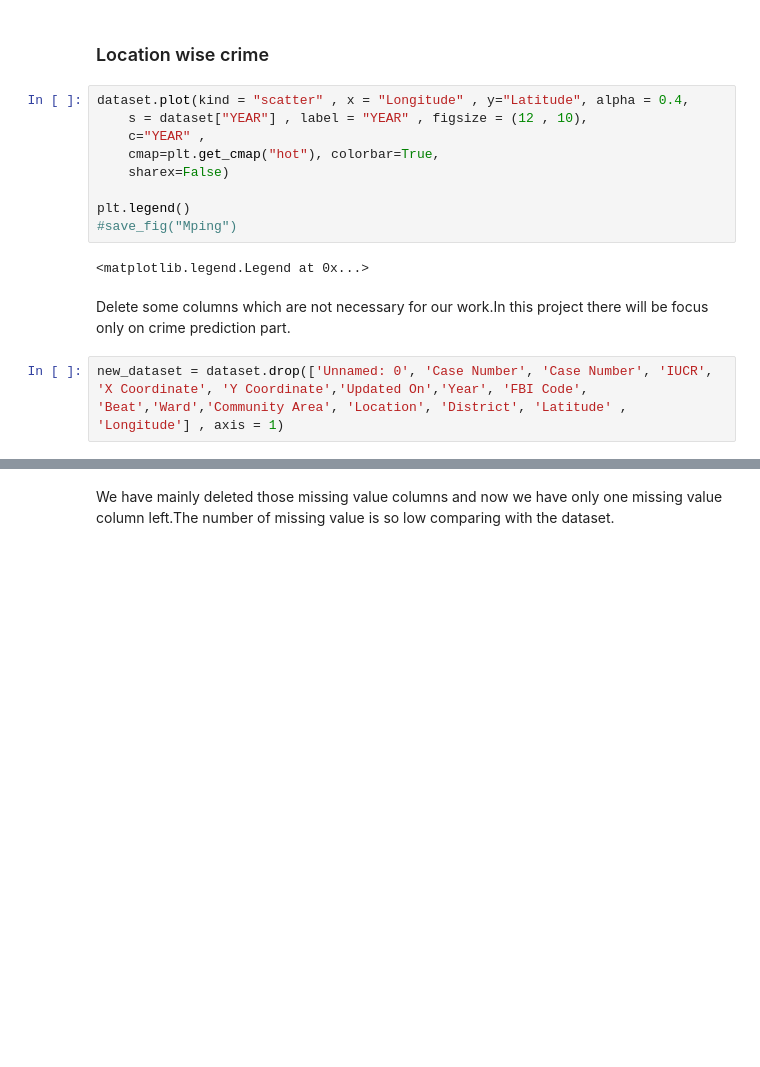
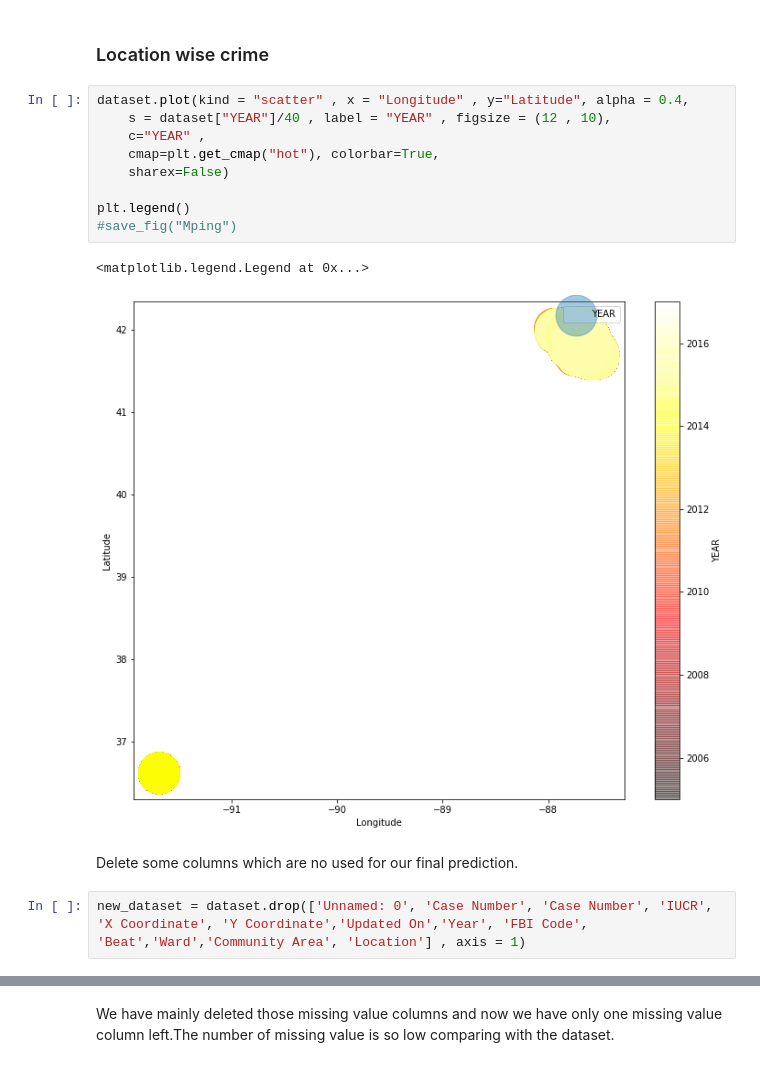
Before and after one commit to LIMON100/Crimes-in-Chicago, a Jupyter notebook: CrimeAnalysis.ipynb, the cells around one changed output, grey strips where cells are left out. Drawn from its saved outputs; the diff is of its cells as text; blank space fills up the shorter version.

```diff
--- a/CrimeAnalysis.ipynb
+++ b/CrimeAnalysis.ipynb
@@ -505,19 +505,20 @@ sns.catplot(x = 'Year' , y = 'Primary Type' , data = dataset , order = dataset['
 ### Location wise crime
 # %%
 dataset.plot(kind = "scatter" , x = "Longitude" , y="Latitude", alpha = 0.4,
-    s = dataset["YEAR"] , label = "YEAR" , figsize = (12 , 10),
+    s = dataset["YEAR"]/40 , label = "YEAR" , figsize = (12 , 10),
     c="YEAR" ,
     cmap=plt.get_cmap("hot"), colorbar=True,
     sharex=False)
 
 plt.legend()
 #save_fig("Mping")
 # %% [output]
 <matplotlib.legend.Legend at 0x...>
+[figure, added]
 # %% [markdown]
-Delete some columns which are not necessary for our work.In this project there will be focus only on crime prediction part.
+Delete some columns which are no used for our final prediction.
 # %%
-new_dataset = dataset.drop(['Unnamed: 0', 'Case Number', 'Case Number', 'IUCR', 'X Coordinate', 'Y Coordinate','Updated On','Year', 'FBI Code', 'Beat','Ward','Community Area', 'Location', 'District', 'Latitude' , 'Longitude'] , axis = 1)
+new_dataset = dataset.drop(['Unnamed: 0', 'Case Number', 'Case Number', 'IUCR', 'X Coordinate', 'Y Coordinate','Updated On','Year', 'FBI Code', 'Beat','Ward','Community Area', 'Location'] , axis = 1)
 # %%
 new_dataset.shape
 # %% [output]
```
Also changed, not shown: parts of 21 cells of this notebook.
